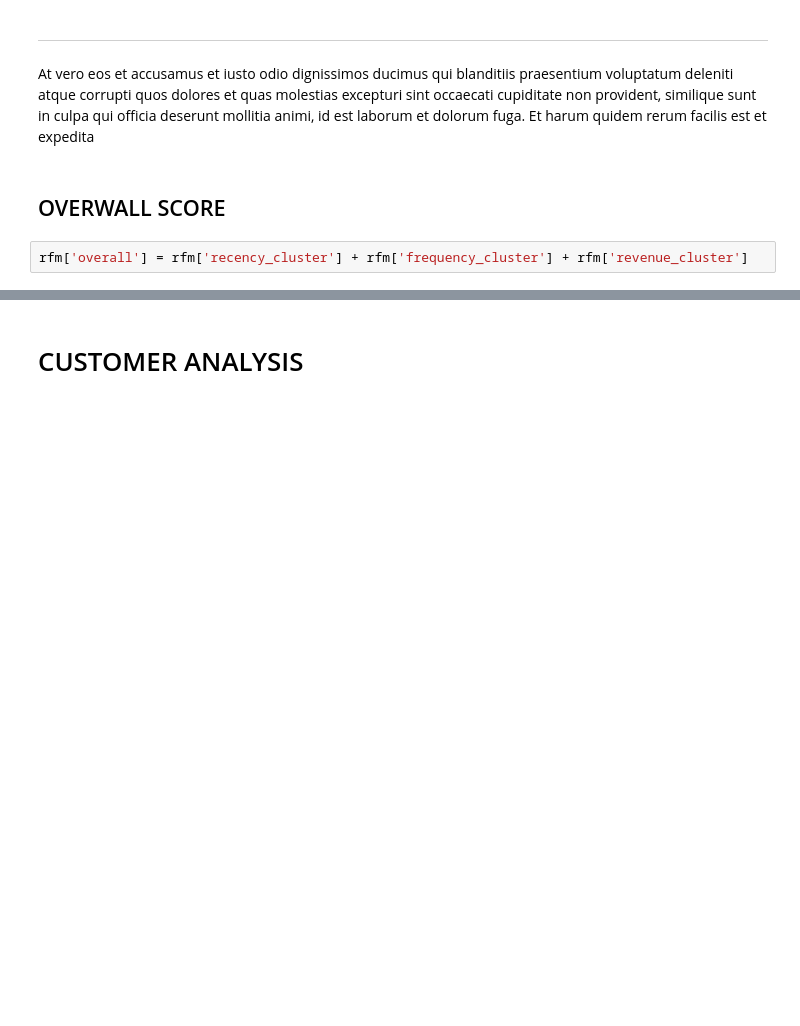
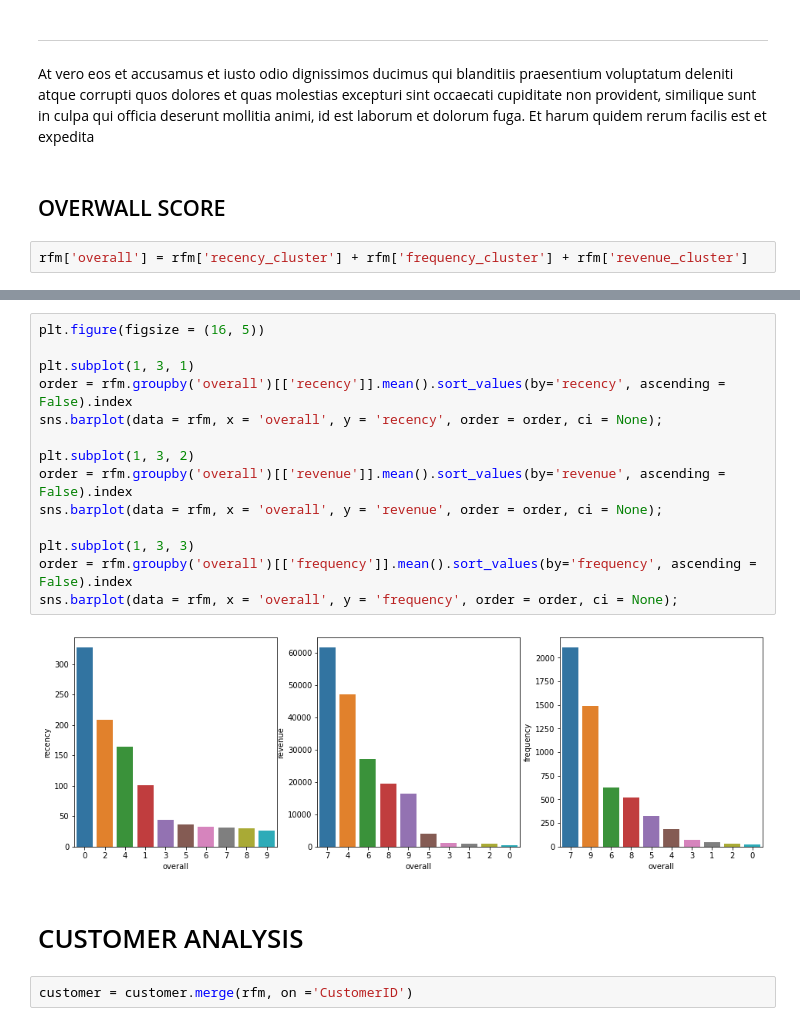
Before and after one commit to daianeklein/customer-segmentation, a Jupyter notebook: customer-segmentation.ipynb, the cells around one changed output, grey strips where cells are left out. Cells and saved outputs as stored; diff of their text form; blank space fills up the shorter version.

```diff
--- a/customer-segmentation.ipynb
+++ b/customer-segmentation.ipynb
@@ -735,2 +746,20 @@ rfm.groupby('overall')[['recency', 'frequency', 'revenue']].mean()
+# %%
+plt.figure(figsize = (16, 5))
+
+plt.subplot(1, 3, 1)
+order = rfm.groupby('overall')[['recency']].mean().sort_values(by='recency', ascending = False).index
+sns.barplot(data = rfm, x = 'overall', y = 'recency', order = order, ci = None);
+
+plt.subplot(1, 3, 2)
+order = rfm.groupby('overall')[['revenue']].mean().sort_values(by='revenue', ascending = False).index
+sns.barplot(data = rfm, x = 'overall', y = 'revenue', order = order, ci = None);
+
+plt.subplot(1, 3, 3)
+order = rfm.groupby('overall')[['frequency']].mean().sort_values(by='frequency', ascending = False).index
+sns.barplot(data = rfm, x = 'overall', y = 'frequency', order = order, ci = None);
+# %% [output]
+[figure, added]
 # %% [markdown]
 # CUSTOMER ANALYSIS
+# %%
+customer = customer.merge(rfm, on ='CustomerID')
```
Also changed, not shown: parts of 15 cells of this notebook.
